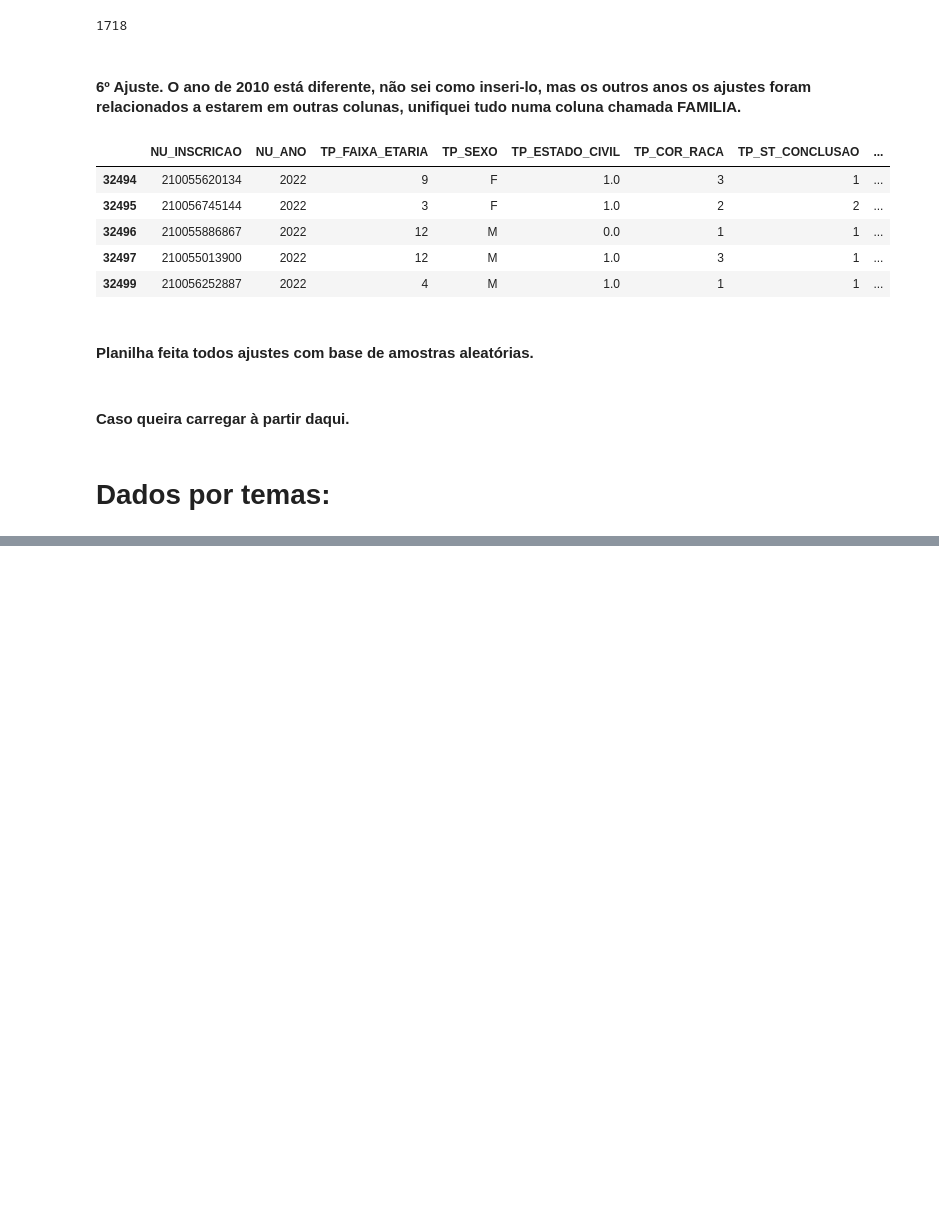
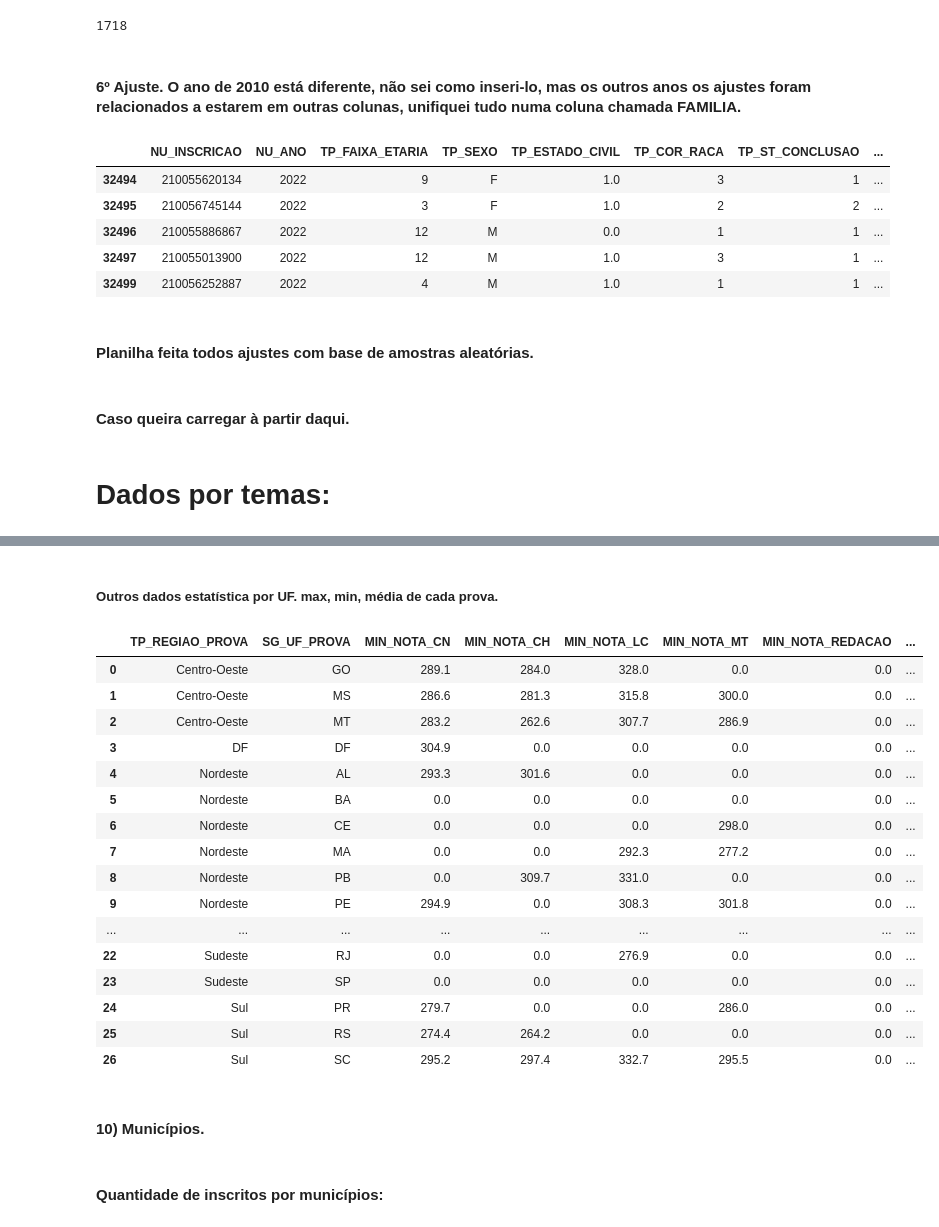
Before and after one commit to Bruno-Santana-Eco/Analise-de-Dados-ENEM, a Jupyter notebook: DataPrep2.ipynb, the cells around one changed output, grey strips where cells are left out. Drawn from its saved outputs; the diff is of its cells as text; code cells hidden in the pictures; blank space fills up the shorter version.

```diff
--- a/DataPrep2.ipynb
+++ b/DataPrep2.ipynb
@@ -474,6 +474,8 @@ df_enem.to_excel('D:\Repositório GIT\Projetos\Analise-de-Dados-ENEM\Datasets\Te
 #### Caso queira carregar à partir daqui.
 # %%
 df_enem = pd.read_excel('D:\Repositório GIT\Projetos\Analise-de-Dados-ENEM\Datasets\Teste\enem10.xlsx')
+# %%
+df_enem = pd.read_excel('C:\\Users\\Bruno\\PYTHON\\PROJETOS\\Analise-de-Dados-ENEM\\Datasets\\Teste\\enem10.xlsx')
 # %% [markdown]
 # Dados por temas:
 # %% [markdown]
@@ -480,0 +1486,18 @@ df_enem = pd.read_excel('D:\Repositório GIT\Projetos\Analise-de-Dados-ENEM\Data
+# %%
+municipality_view = ['TP_REGIAO_PROVA','SG_UF_PROVA', 'CO_MUNICIPIO_PROVA', 'NO_MUNICIPIO_PROVA']
+uf_view           = ['TP_REGIAO_PROVA', 'SG_UF_PROVA']
+list_metrics      = { 'MIN_': np.min, 'AVG_' :np.mean, 'MED_' : np.median, 'MAX_' : np.max, 'STD_' : np.std}
+
+# TP_ANO_CONCLUIU, TP_ESTADO_CIVIL
+
+cat_columns       = [
+    'TP_FAIXA_ETARIA', 'TP_SEXO',
+    'TP_COR_RACA', 'TP_NACIONALIDADE', 'TP_ST_CONCLUSAO',
+    'TP_ESCOLA', 'TP_ENSINO',  'TP_DEPENDENCIA_ADM_ESC',
+    'TP_LOCALIZACAO_ESC', 'TP_SIT_FUNC_ESC', 'TP_PRESENCA_CN',
+    'TP_PRESENCA_CH', 'TP_PRESENCA_LC', 'TP_PRESENCA_MT',
+]
+# %%
+# DATA PREP
+notas = df_enem.columns[(df_enem.columns.str.contains('NU_NOTA_')) & (~df_enem.columns.str.contains('NU_NOTA_COMP'))].tolist()
+lista_provas = df_enem.columns[(df_enem.columns.str.contains('NU_NOTA_')) & (~df_enem.columns.str.contains('NU_NOTA_COMP'))].tolist()
@@ -480,0 +1616,27 @@ df_enem = pd.read_excel('D:\Repositório GIT\Projetos\Analise-de-Dados-ENEM\Data
+# %% [markdown]
+##### Outros dados estatística por UF. max, min, média de cada prova.
+# %%
+# Não possui as MEDIA_OBJ E MEDIA_GLOBAL
+build_statistics_metrics(lista_provas, df_enem, uf_view, list_metrics)
+# %% [output]
+|  | TP_REGIAO_PROVA | SG_UF_PROVA | MIN_NOTA_CN | MIN_NOTA_CH | MIN_NOTA_LC | MIN_NOTA_MT | MIN_NOTA_REDACAO | ... |
+| 0 | Centro-Oeste | GO | 289.1 | 284.0 | 328.0 | 0.0 | 0.0 | ... |
+| 1 | Centro-Oeste | MS | 286.6 | 281.3 | 315.8 | 300.0 | 0.0 | ... |
+| 2 | Centro-Oeste | MT | 283.2 | 262.6 | 307.7 | 286.9 | 0.0 | ... |
+| 3 | DF | DF | 304.9 | 0.0 | 0.0 | 0.0 | 0.0 | ... |
+| 4 | Nordeste | AL | 293.3 | 301.6 | 0.0 | 0.0 | 0.0 | ... |
+| 5 | Nordeste | BA | 0.0 | 0.0 | 0.0 | 0.0 | 0.0 | ... |
+| 6 | Nordeste | CE | 0.0 | 0.0 | 0.0 | 298.0 | 0.0 | ... |
+| 7 | Nordeste | MA | 0.0 | 0.0 | 292.3 | 277.2 | 0.0 | ... |
+| 8 | Nordeste | PB | 0.0 | 309.7 | 331.0 | 0.0 | 0.0 | ... |
+| 9 | Nordeste | PE | 294.9 | 0.0 | 308.3 | 301.8 | 0.0 | ... |
+| ... | ... | ... | ... | ... | ... | ... | ... | ... |
+| 22 | Sudeste | RJ | 0.0 | 0.0 | 276.9 | 0.0 | 0.0 | ... |
+| 23 | Sudeste | SP | 0.0 | 0.0 | 0.0 | 0.0 | 0.0 | ... |
+| 24 | Sul | PR | 279.7 | 0.0 | 0.0 | 286.0 | 0.0 | ... |
+| 25 | Sul | RS | 274.4 | 264.2 | 0.0 | 0.0 | 0.0 | ... |
+| 26 | Sul | SC | 295.2 | 297.4 | 332.7 | 295.5 | 0.0 | ... |
+# %% [markdown]
+#### 10) Municípios.
+# %% [markdown]
+#### Quantidade de inscritos por municípios:
```
Also changed, not shown: parts of 157 cells of this notebook.
